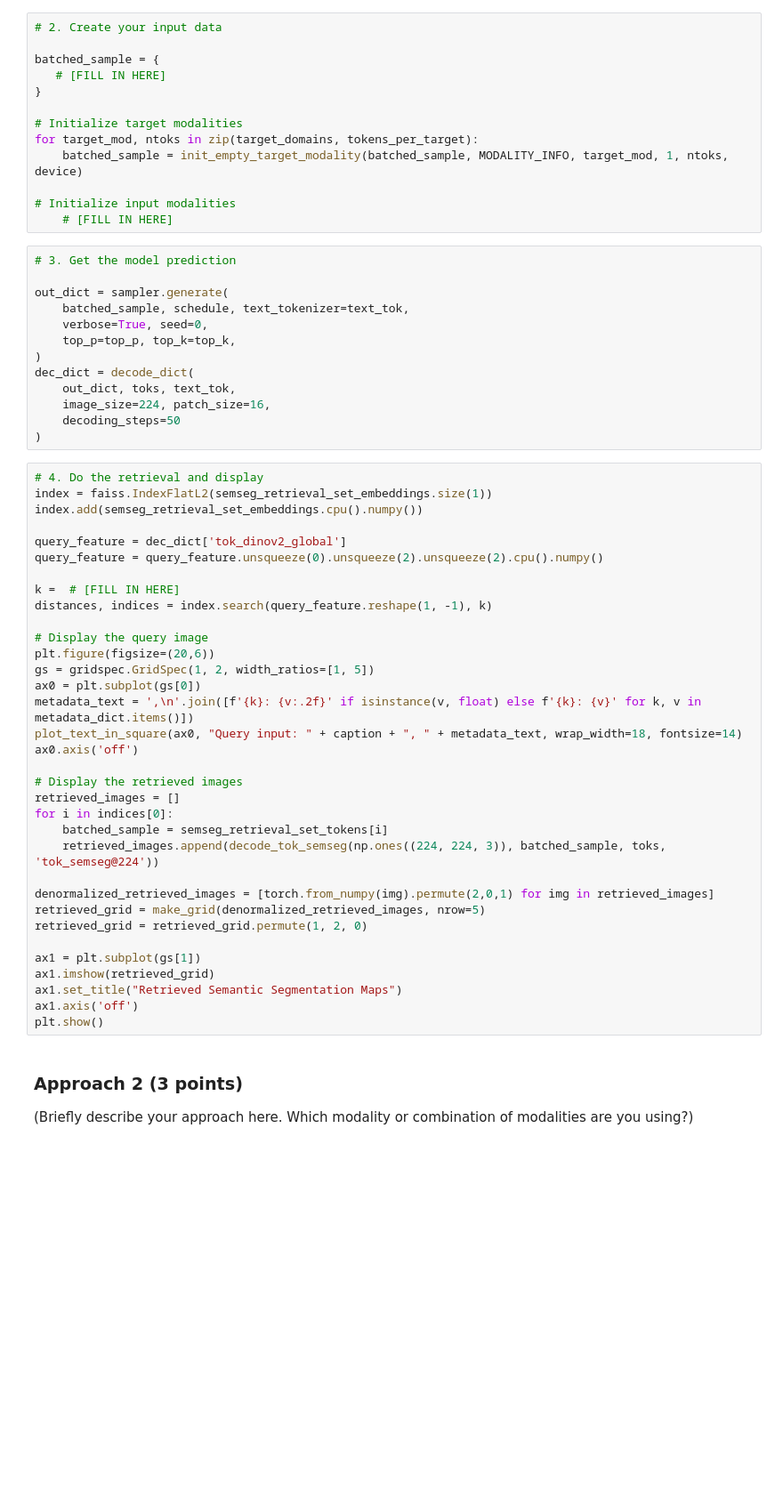
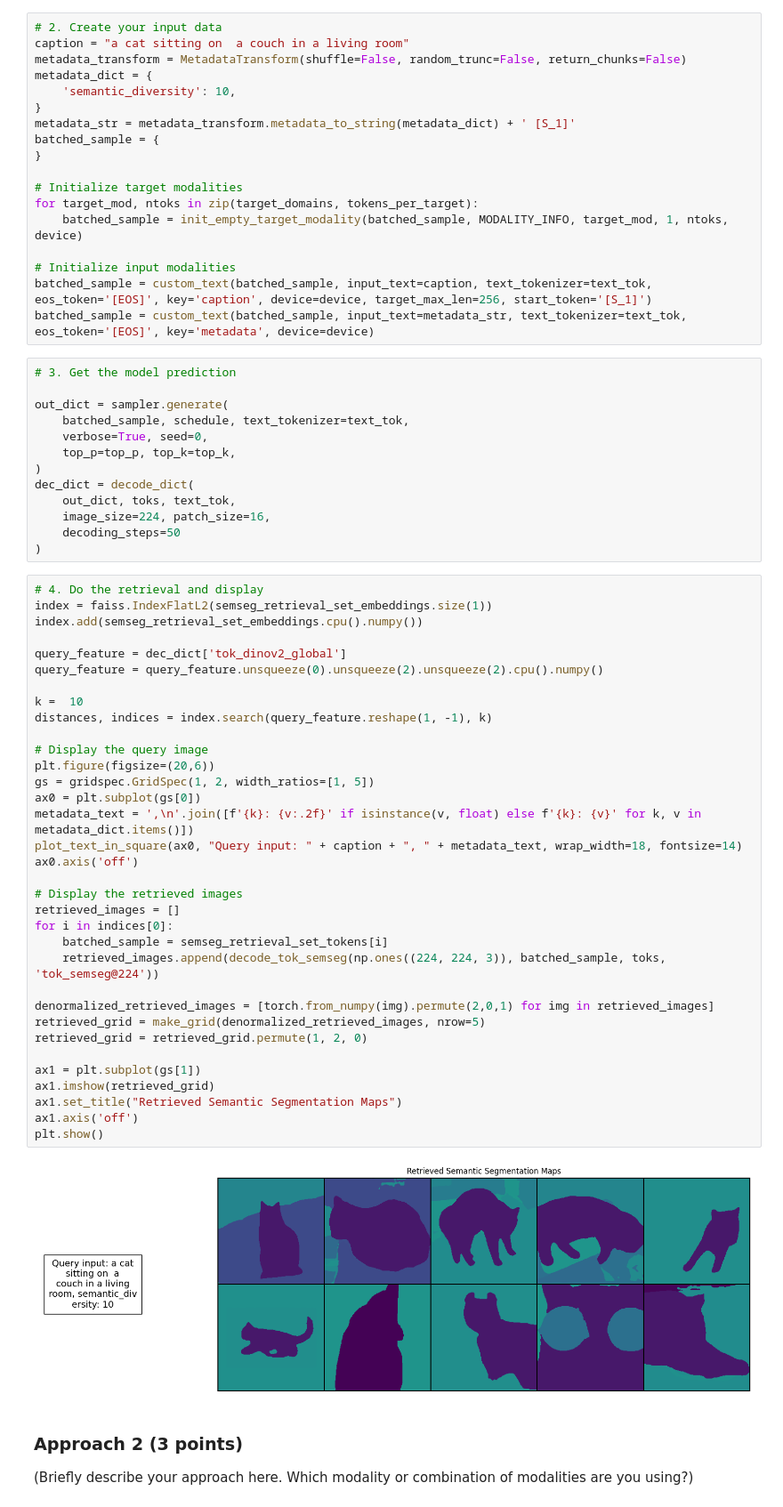
Before and after one commit to Rcc999/4m-model-com304, a Jupyter notebook: 4M_Tutorial/Part_02_4M_retrieval.ipynb, the cells around one changed output. Shown at 89% size. Saved outputs shown, nothing was run; the diff lists cells and outputs as text; blank space fills up the shorter version.

```diff
--- a/4M_Tutorial/Part_02_4M_retrieval.ipynb
+++ b/4M_Tutorial/Part_02_4M_retrieval.ipynb
@@ -458,9 +454,13 @@ schedule = build_chained_generation_schedules(
 )
 # %%
 # 2. Create your input data
-
+caption = "a cat sitting on  a couch in a living room"
+metadata_transform = MetadataTransform(shuffle=False, random_trunc=False, return_chunks=False)
+metadata_dict = {
+    'semantic_diversity': 10,
+}
+metadata_str = metadata_transform.metadata_to_string(metadata_dict) + ' [S_1]'
 batched_sample = {
-   # [FILL IN HERE]
 }
 
 # Initialize target modalities
@@ -468,7 +468,8 @@ for target_mod, ntoks in zip(target_domains, tokens_per_target):
     batched_sample = init_empty_target_modality(batched_sample, MODALITY_INFO, target_mod, 1, ntoks, device)
 
 # Initialize input modalities
-    # [FILL IN HERE]
+batched_sample = custom_text(batched_sample, input_text=caption, text_tokenizer=text_tok, eos_token='[EOS]', key='caption', device=device, target_max_len=256, start_token='[S_1]')
+batched_sample = custom_text(batched_sample, input_text=metadata_str, text_tokenizer=text_tok, eos_token='[EOS]', key='metadata', device=device)
 # %%
 # 3. Get the model prediction
 
@@ -488,34 +489,36 @@ index = faiss.IndexFlatL2(semseg_retrieval_set_embeddings.size(1))
 index.add(semseg_retrieval_set_embeddings.cpu().numpy())
 
 query_feature = dec_dict['tok_dinov2_global']
 query_feature = query_feature.unsqueeze(0).unsqueeze(2).unsqueeze(2).cpu().numpy()
 
-k =  # [FILL IN HERE]
+k =  10
 distances, indices = index.search(query_feature.reshape(1, -1), k)
 
 # Display the query image
 plt.figure(figsize=(20,6))
 gs = gridspec.GridSpec(1, 2, width_ratios=[1, 5])
 ax0 = plt.subplot(gs[0])
 metadata_text = ',\n'.join([f'{k}: {v:.2f}' if isinstance(v, float) else f'{k}: {v}' for k, v in metadata_dict.items()])
 plot_text_in_square(ax0, "Query input: " + caption + ", " + metadata_text, wrap_width=18, fontsize=14)
 ax0.axis('off')
 
 # Display the retrieved images
 retrieved_images = []
 for i in indices[0]:
     batched_sample = semseg_retrieval_set_tokens[i]
     retrieved_images.append(decode_tok_semseg(np.ones((224, 224, 3)), batched_sample, toks, 'tok_semseg@224'))
 
 denormalized_retrieved_images = [torch.from_numpy(img).permute(2,0,1) for img in retrieved_images]
 retrieved_grid = make_grid(denormalized_retrieved_images, nrow=5)
 retrieved_grid = retrieved_grid.permute(1, 2, 0)
 
 ax1 = plt.subplot(gs[1])
 ax1.imshow(retrieved_grid)
 ax1.set_title("Retrieved Semantic Segmentation Maps")
 ax1.axis('off')
 plt.show()
+# %% [output]
+[figure, added]
 # %% [markdown]
 ### Approach 2 (3 points)
 (Briefly describe your approach here. Which modality or combination of modalities are you using?)
```
Also changed, not shown: parts of 6 cells of this notebook.
